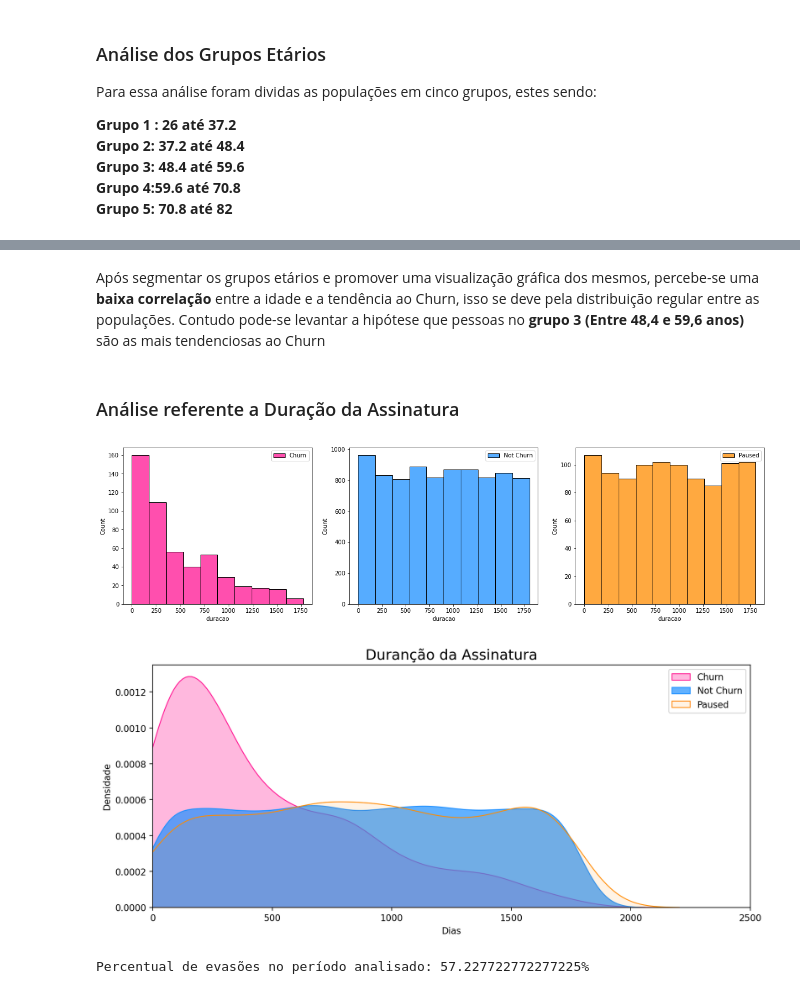
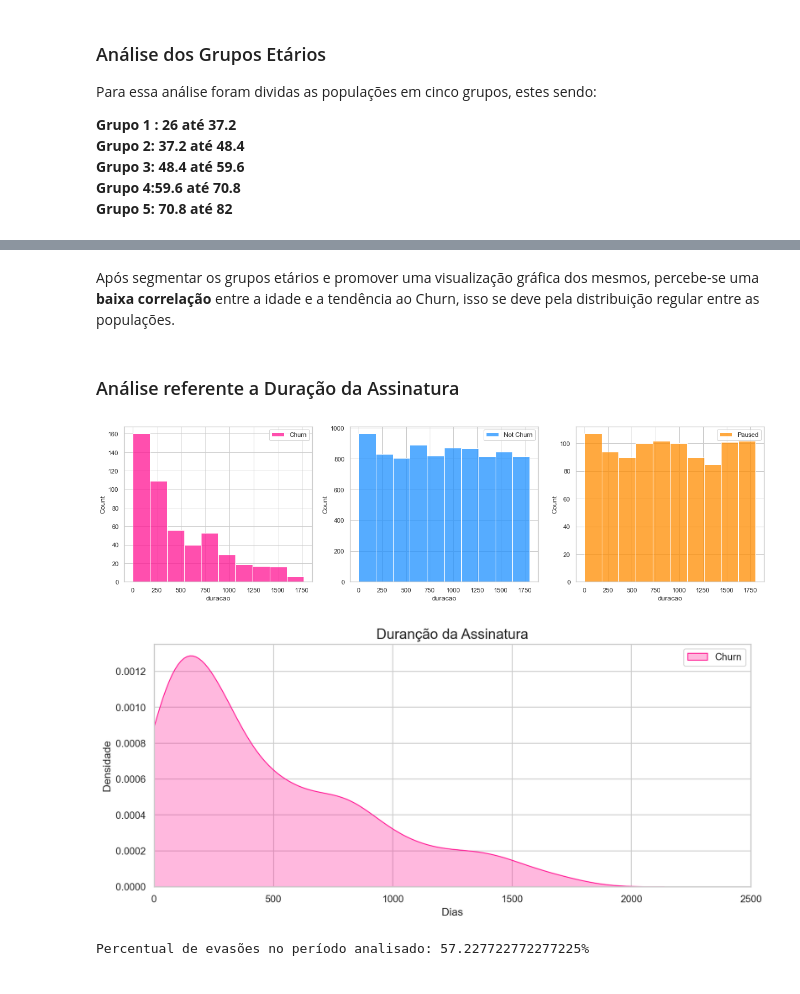
Before and after one commit to samuel2pb/Churn, a Jupyter notebook: Analysis.ipynb, the cells around one changed output, grey strips where cells are left out. Cells and saved outputs as stored; diff of their text form; code cells hidden in the pictures.

```diff
--- a/Analysis.ipynb
+++ b/Analysis.ipynb
@@ -303,16 +318,0 @@ plt.show()
-# %%
-df.loc[(df['idade'] >= 26) & (df['idade'] < 37.2), 'age_group'] = 1
-df.loc[(df['idade'] >= 37.2) & (df['idade'] < 48.4), 'age_group'] = 2
-df.loc[(df['idade'] >= 48.4) & (df['idade'] < 59.6), 'age_group'] = 3
-df.loc[(df['idade'] >= 59.6) &  (df['idade'] < 70.8), 'age_group'] = 4
-df.loc[(df['idade'] >= 70.8) &  (df['idade'] <= 82), 'age_group'] = 5
-
-age_c = (df.loc[df['churn'] == 1].age_group).value_counts()
-churn_total = len(df.loc[df['churn'] == 1])
-total_nc = (df.age_group).value_counts()
-
-age_churn_perc = pd.DataFrame({'age_group': {1:'26 : 37.2',2:'37.2 : 48.4',3:'48.4 : 59.6 ',4:'59.6 : 70.8',5:'70.8 : 82'},
-                               'churn percentage' : age_c/churn_total,'churn count': age_c ,
-                               'total count': total_nc ,'total percentage': age_c/total_nc})
-
-age_churn_perc.head()
@@ -325,0 +319,5 @@ age_churn_perc.head()
+# %%
+plt.figure(figsize=(12,5), dpi= 160)
+
+sns.set_theme(style="whitegrid")
+ax = sns.barplot(x='age_group', y='universal_churn_percentage', data=age_churn_perc)
@@ -326,36 +326,35 @@ age_churn_perc.head()
 # %% [markdown]
 Após segmentar os grupos etários e promover uma visualização gráfica dos mesmos,  percebe-se uma **baixa correlação** entre a idade e a tendência ao Churn, isso se deve pela distribuição regular entre as populações.
-Contudo pode-se levantar a hipótese que pessoas no **grupo 3 (Entre 48,4 e 59,6 anos)** são as mais tendenciosas ao Churn
 # %% [markdown]
 ### Análise referente a Duração da Assinatura
 # %%
 # Duracao de Assinatura
 
 fig, axes = plt.subplots(nrows=1, ncols=3,figsize=(20, 5))
 
 ax = sns.histplot(df[df['churn']== 1].duracao, bins = 10, ax = axes[0],color='deeppink' ,  label = 'Churn',kde =False)
 ax.legend()
 ax = sns.histplot(df[df['churn']== 0].duracao, bins = 10 ,label = 'Not Churn',color='dodgerblue',  ax = axes[1],kde = False)
 ax.legend()
 ax = sns.histplot(df[df['churn']== -1].duracao, bins = 10 ,label = 'Paused',color='darkorange',  ax = axes[2],kde = False)
 ax.legend()
 
 
 plt.figure(figsize=(12,5), dpi= 160)
 
 sns.kdeplot(df.loc[df['churn'] == 1].duracao, shade=True, color="deeppink", label="Churn",alpha=.3)
-sns.kdeplot(df.loc[df['churn'] == 0].duracao, shade=True, color="dodgerblue", label="Not Churn", alpha=.7)
-sns.kdeplot(df.loc[df['churn'] == -1].duracao, shade=True, color="darkorange", label="Paused", alpha=.10)
+#sns.kdeplot(df.loc[df['churn'] == 0].duracao, shade=True, color="dodgerblue", label="Not Churn", alpha=.7)
+#sns.kdeplot(df.loc[df['churn'] == -1].duracao, shade=True, color="darkorange", label="Paused", alpha=.10)
 
 plt.title('Duranção da Assinatura', fontsize=16)
 plt.xlim(0 ,2500)
 plt.xlabel('Dias')
 plt.ylabel('Densidade')
 plt.legend()
 plt.show()
 # %% [output]
-[figure, old version]
+[figure, new version]
-[figure, old version]
+[figure, new version]
 # %%
 churn_dur = (df.loc[df['churn'] == 1].duracao)
 quartil = churn_dur.max()/4
```
Also changed, not shown: parts of 49 cells of this notebook, 1 other file.
